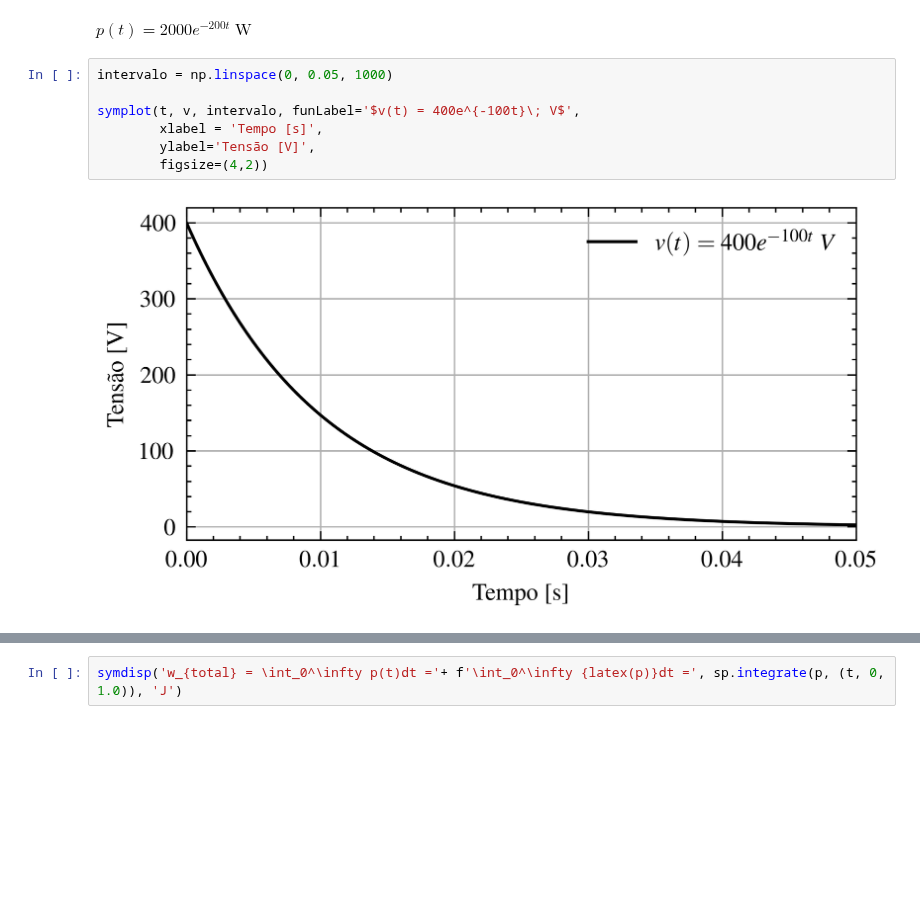
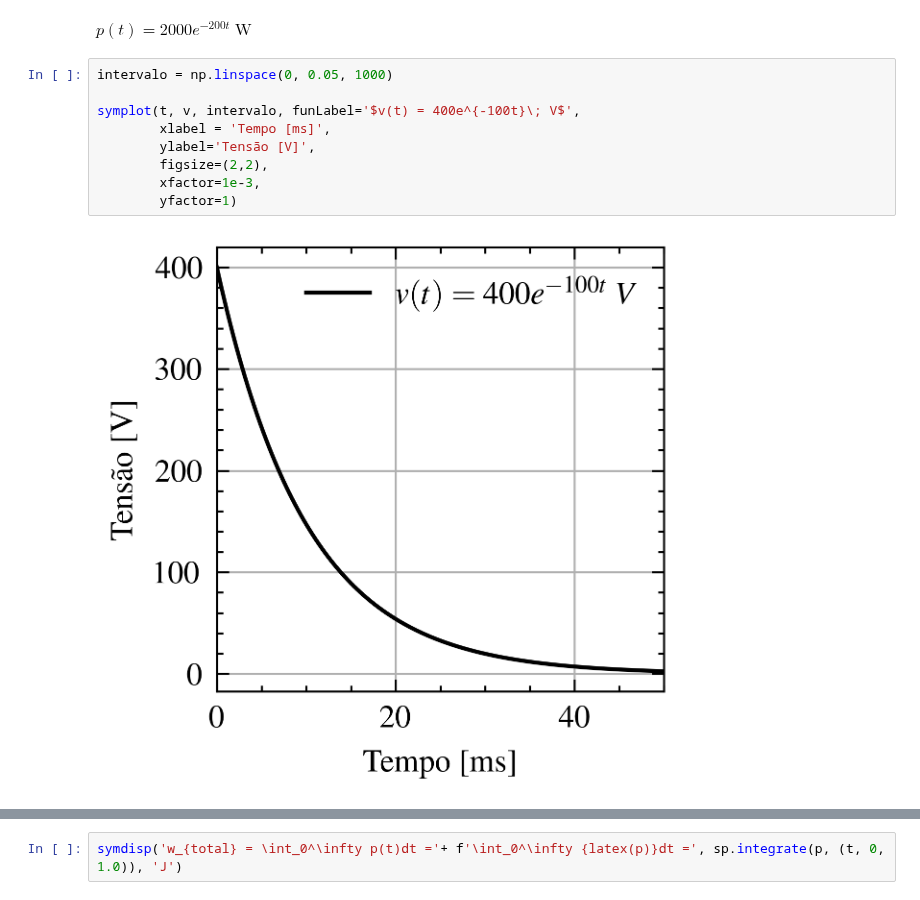
Before and after one commit to edsonportosilva/ElectricCircuits, a Jupyter notebook: Jupyter notebooks/Aulas/Aula 1.ipynb, the cells around one changed output, grey strips where cells are left out. Cells and saved outputs as stored; diff of their text form; blank space fills up the shorter version.

```diff
--- a/Jupyter notebooks/Aulas/Aula 1.ipynb
+++ b/Jupyter notebooks/Aulas/Aula 1.ipynb
@@ -34,11 +34,13 @@ $\displaystyle p(t) = 2000 e^{- 200 t}\;\mathrm{W}$
 # %%
 intervalo = np.linspace(0, 0.05, 1000)
 
 symplot(t, v, intervalo, funLabel='$v(t) = 400e^{-100t}\; V$',
-        xlabel = 'Tempo [s]',
+        xlabel = 'Tempo [ms]',
         ylabel='Tensão [V]',
-        figsize=(4,2))
+        figsize=(2,2),
+        xfactor=1e-3,
+        yfactor=1)
 # %% [output]
-[figure, old version]
+[figure, new version]
 # %%
 symplot(t, i, intervalo, funLabel='$i(t) = 5e^{-100t}\; A$',
```
Also changed, not shown: parts of 2 cells of this notebook.
